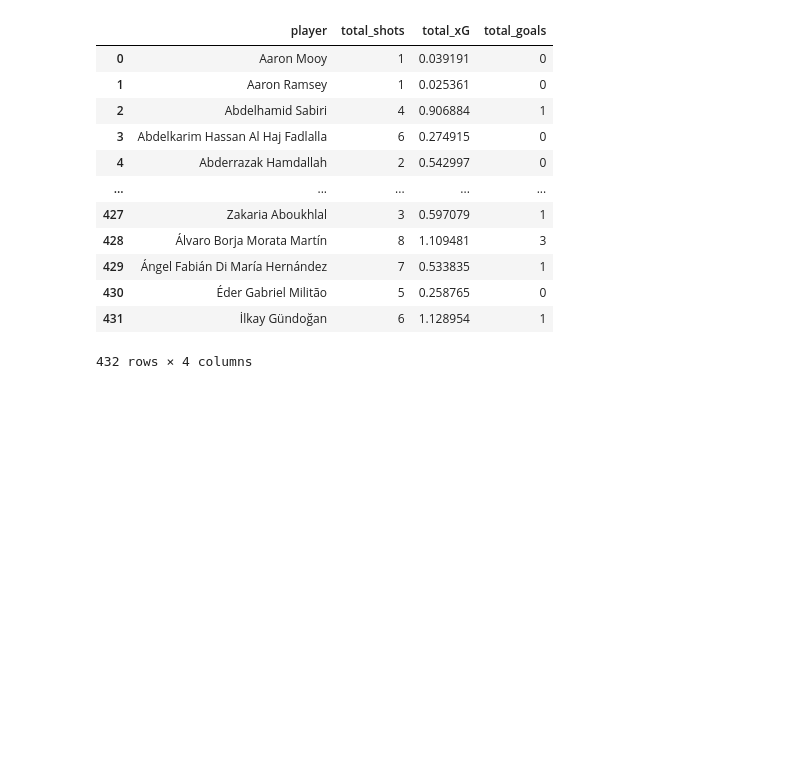
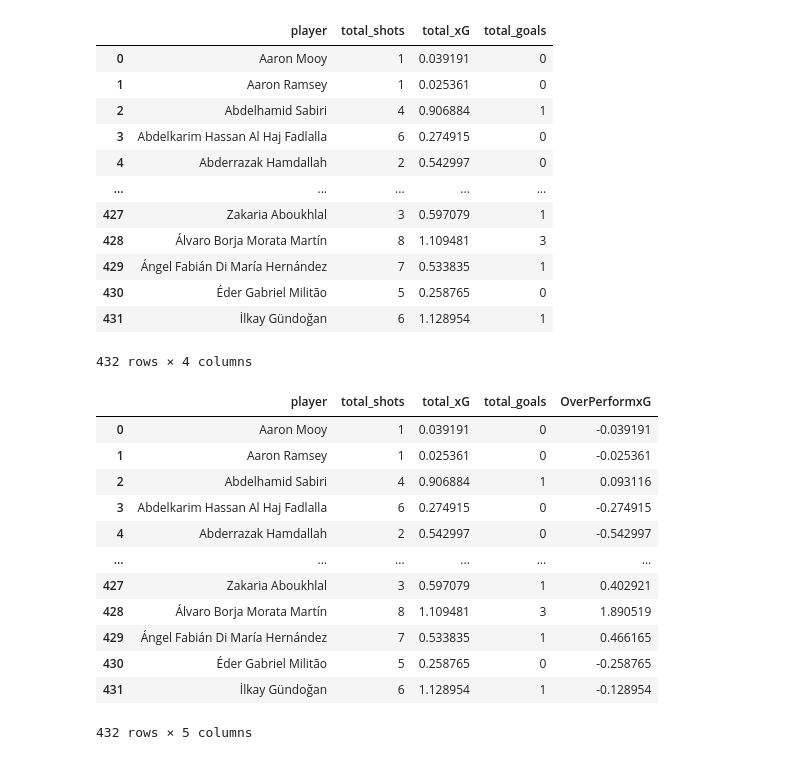
Before and after one commit to Akhilmehra22/analytics-portfolio, a Jupyter notebook: fifa/Fifa-exploration.ipynb, the cells around one changed output. Drawn from its saved outputs; the diff is of its cells as text; code cells hidden in the pictures; blank space fills up the shorter version.

```diff
--- a/fifa/Fifa-exploration.ipynb
+++ b/fifa/Fifa-exploration.ipynb
@@ -719,0 +722,16 @@ player_tournament_stats.to_csv("C:/Users/admin/Documents/Projects/analytics-port
+# %%
+player_tournament_stats
+# %% [output]
+|  | player | total_shots | total_xG | total_goals | OverPerformxG |
+| 0 | Aaron Mooy | 1 | 0.039191 | 0 | -0.039191 |
+| 1 | Aaron Ramsey | 1 | 0.025361 | 0 | -0.025361 |
+| 2 | Abdelhamid Sabiri | 4 | 0.906884 | 1 | 0.093116 |
+| 3 | Abdelkarim Hassan Al Haj Fadlalla | 6 | 0.274915 | 0 | -0.274915 |
+| 4 | Abderrazak Hamdallah | 2 | 0.542997 | 0 | -0.542997 |
+| ... | ... | ... | ... | ... | ... |
+| 427 | Zakaria Aboukhlal | 3 | 0.597079 | 1 | 0.402921 |
+| 428 | Álvaro Borja Morata Martín | 8 | 1.109481 | 3 | 1.890519 |
+| 429 | Ángel Fabián Di María Hernández | 7 | 0.533835 | 1 | 0.466165 |
+| 430 | Éder Gabriel Militão | 5 | 0.258765 | 0 | -0.258765 |
+| 431 | İlkay Gündoğan | 6 | 1.128954 | 1 | -0.128954 |
+432 rows × 5 columns
```
Also changed, not shown: parts of 5 cells of this notebook, 2 other files.
